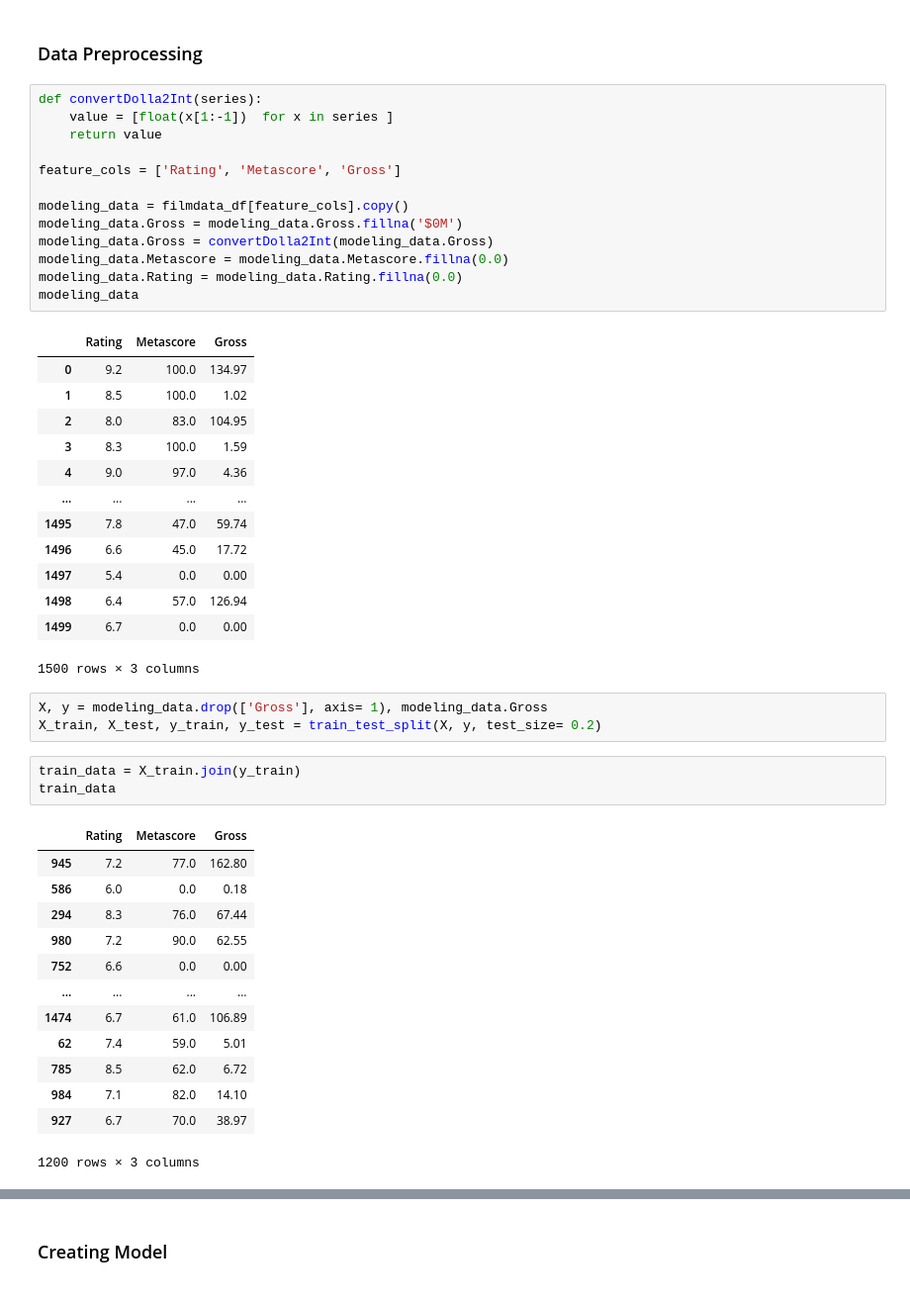
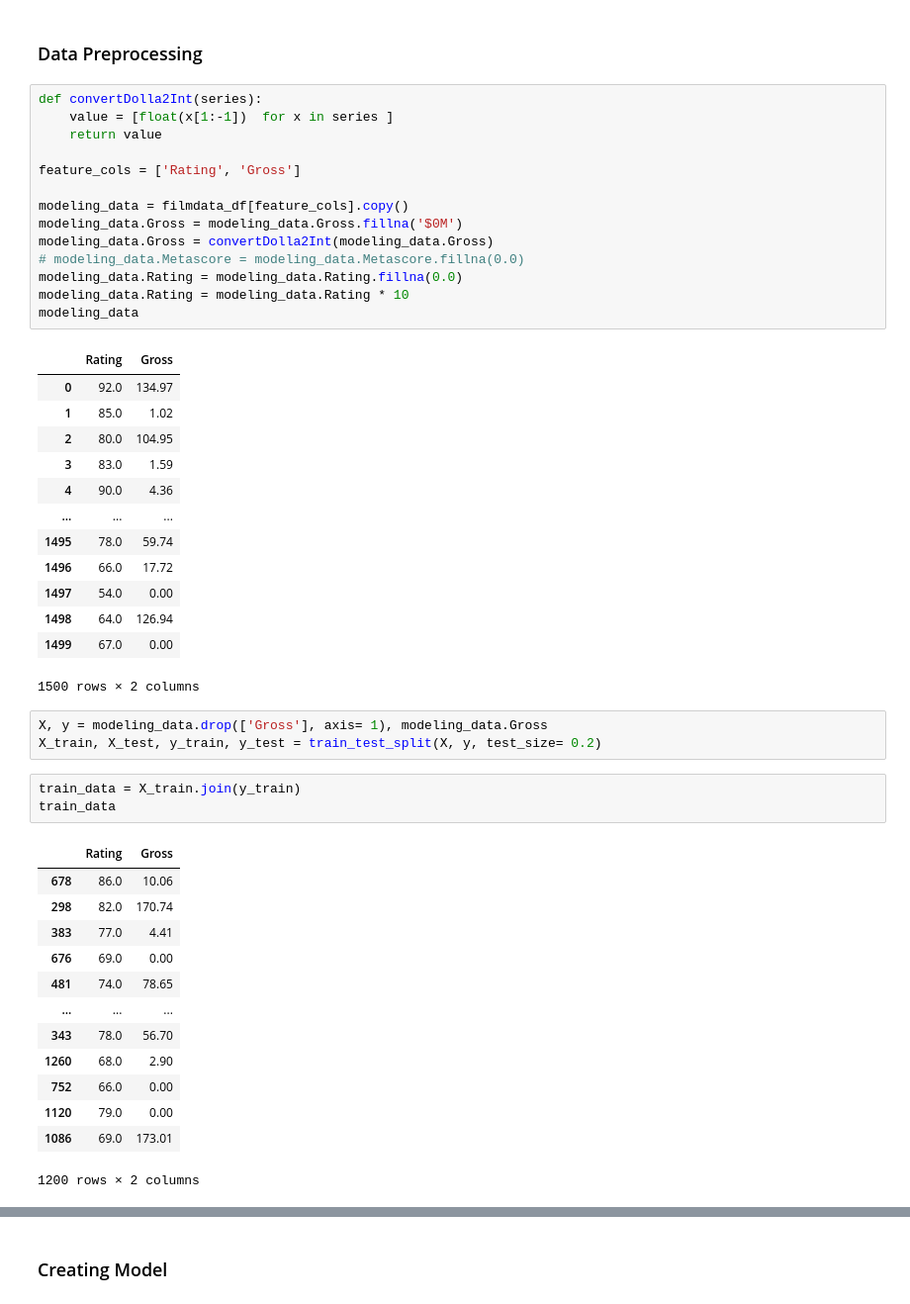
Before and after one commit to trandainien1/IntroDS_Final_Project, a Jupyter notebook: main.ipynb, the cells around one changed output, grey strips where cells are left out. Shown at 99% size. Drawn from its saved outputs; the diff is of its cells as text.

```diff
--- a/main.ipynb
+++ b/main.ipynb
@@ -974,30 +974,31 @@ filmdata_df.head()
 # %%
 def convertDolla2Int(series):
     value = [float(x[1:-1])  for x in series ]
     return value
 
-feature_cols = ['Rating', 'Metascore', 'Gross']
+feature_cols = ['Rating', 'Gross']
 
 modeling_data = filmdata_df[feature_cols].copy()
 modeling_data.Gross = modeling_data.Gross.fillna('$0M')
 modeling_data.Gross = convertDolla2Int(modeling_data.Gross)
-modeling_data.Metascore = modeling_data.Metascore.fillna(0.0)
+# modeling_data.Metascore = modeling_data.Metascore.fillna(0.0)
 modeling_data.Rating = modeling_data.Rating.fillna(0.0)
+modeling_data.Rating = modeling_data.Rating * 10
 modeling_data
 # %% [output]
-|  | Rating | Metascore | Gross |
-| 0 | 9.2 | 100.0 | 134.97 |
-| 1 | 8.5 | 100.0 | 1.02 |
-| 2 | 8.0 | 83.0 | 104.95 |
-| 3 | 8.3 | 100.0 | 1.59 |
-| 4 | 9.0 | 97.0 | 4.36 |
-| ... | ... | ... | ... |
-| 1495 | 7.8 | 47.0 | 59.74 |
-| 1496 | 6.6 | 45.0 | 17.72 |
-| 1497 | 5.4 | 0.0 | 0.00 |
-| 1498 | 6.4 | 57.0 | 126.94 |
-| 1499 | 6.7 | 0.0 | 0.00 |
+|  | Rating | Gross |
+| 0 | 92.0 | 134.97 |
+| 1 | 85.0 | 1.02 |
+| 2 | 80.0 | 104.95 |
+| 3 | 83.0 | 1.59 |
+| 4 | 90.0 | 4.36 |
+| ... | ... | ... |
+| 1495 | 78.0 | 59.74 |
+| 1496 | 66.0 | 17.72 |
+| 1497 | 54.0 | 0.00 |
+| 1498 | 64.0 | 126.94 |
+| 1499 | 67.0 | 0.00 |
-1500 rows × 3 columns
+1500 rows × 2 columns
 # %%
 X, y = modeling_data.drop(['Gross'], axis= 1), modeling_data.Gross
 X_train, X_test, y_train, y_test = train_test_split(X, y, test_size= 0.2)
@@ -1005,19 +1006,19 @@ X_train, X_test, y_train, y_test = train_test_split(X, y, test_size= 0.2)
 train_data = X_train.join(y_train)
 train_data
 # %% [output]
-|  | Rating | Metascore | Gross |
-| 945 | 7.2 | 77.0 | 162.80 |
-| 586 | 6.0 | 0.0 | 0.18 |
-| 294 | 8.3 | 76.0 | 67.44 |
-| 980 | 7.2 | 90.0 | 62.55 |
-| 752 | 6.6 | 0.0 | 0.00 |
-| ... | ... | ... | ... |
-| 1474 | 6.7 | 61.0 | 106.89 |
-| 62 | 7.4 | 59.0 | 5.01 |
-| 785 | 8.5 | 62.0 | 6.72 |
-| 984 | 7.1 | 82.0 | 14.10 |
-| 927 | 6.7 | 70.0 | 38.97 |
+|  | Rating | Gross |
+| 678 | 86.0 | 10.06 |
+| 298 | 82.0 | 170.74 |
+| 383 | 77.0 | 4.41 |
+| 676 | 69.0 | 0.00 |
+| 481 | 74.0 | 78.65 |
+| ... | ... | ... |
+| 343 | 78.0 | 56.70 |
+| 1260 | 68.0 | 2.90 |
+| 752 | 66.0 | 0.00 |
+| 1120 | 79.0 | 0.00 |
+| 1086 | 69.0 | 173.01 |
-1200 rows × 3 columns
+1200 rows × 2 columns
 # %%
 test_data = X_test.join(y_test)
 test_data
```
Also changed, not shown: parts of 13 cells of this notebook.
